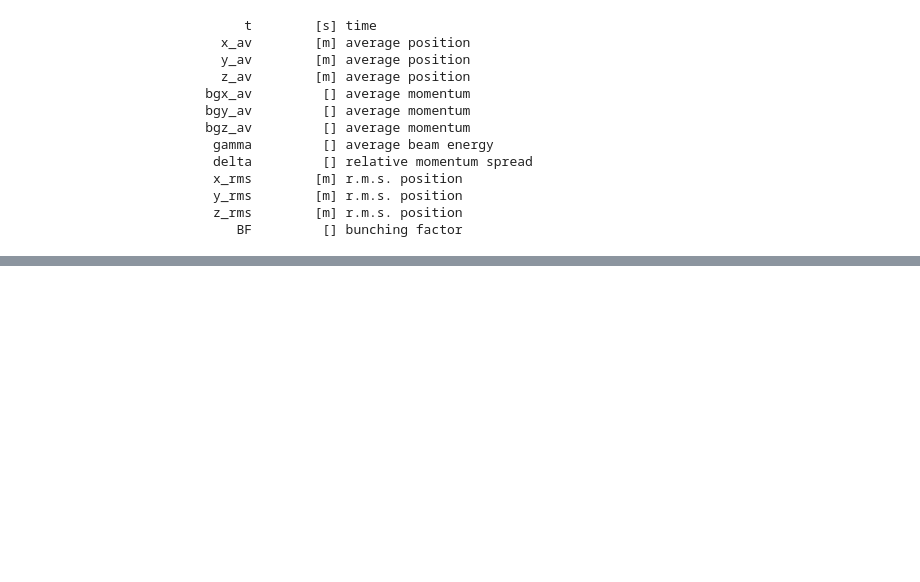
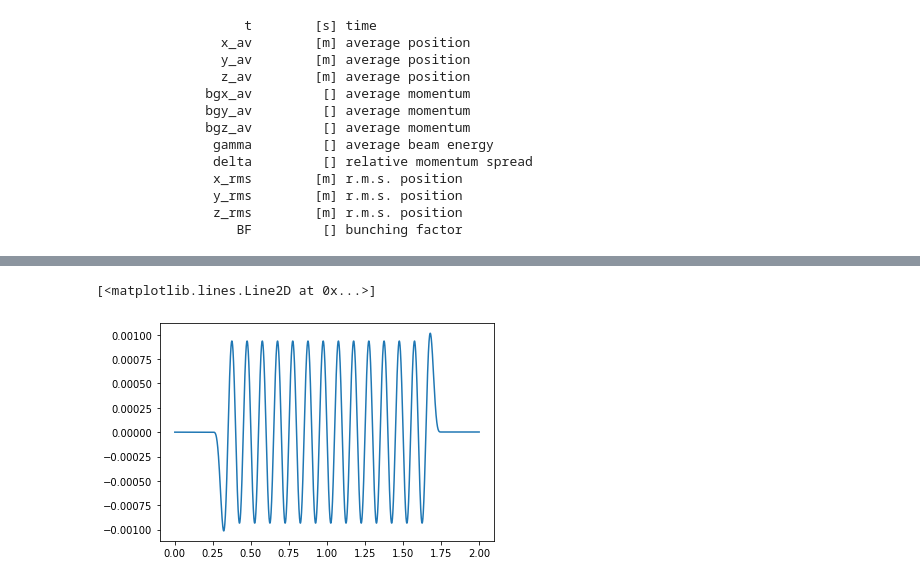
Before and after one commit to lehnertu/TEUFEL, a Jupyter notebook: scripts/Plot_BeamParameters.ipynb, the cells around one changed output, grey strips where cells are left out. Drawn from its saved outputs; the diff is of its cells as text; code cells hidden in the pictures; blank space fills up the shorter version.

```diff
--- a/scripts/Plot_BeamParameters.ipynb
+++ b/scripts/Plot_BeamParameters.ipynb
@@ -75,3 +82,8 @@ time span in file 0.0 ... 5.006797068915205 ns
+# %%
+plt.plot(z,x)
+# %% [output]
+[<matplotlib.lines.Line2D at 0x...>]
+[figure, added]
 # %%
 left, width = 0.10, 0.80
 rect1 = [left, 0.68, width, 0.28]  #left, bottom, width, height
```
Also changed, not shown: parts of 7 cells of this notebook, 1 other file.
